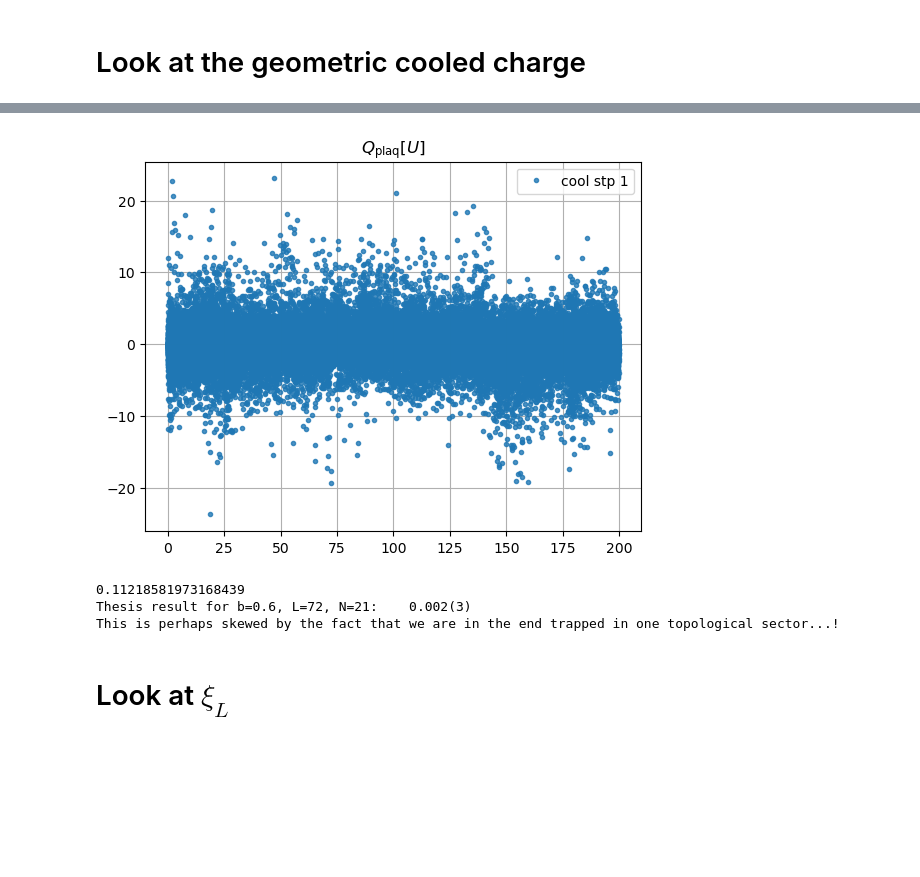
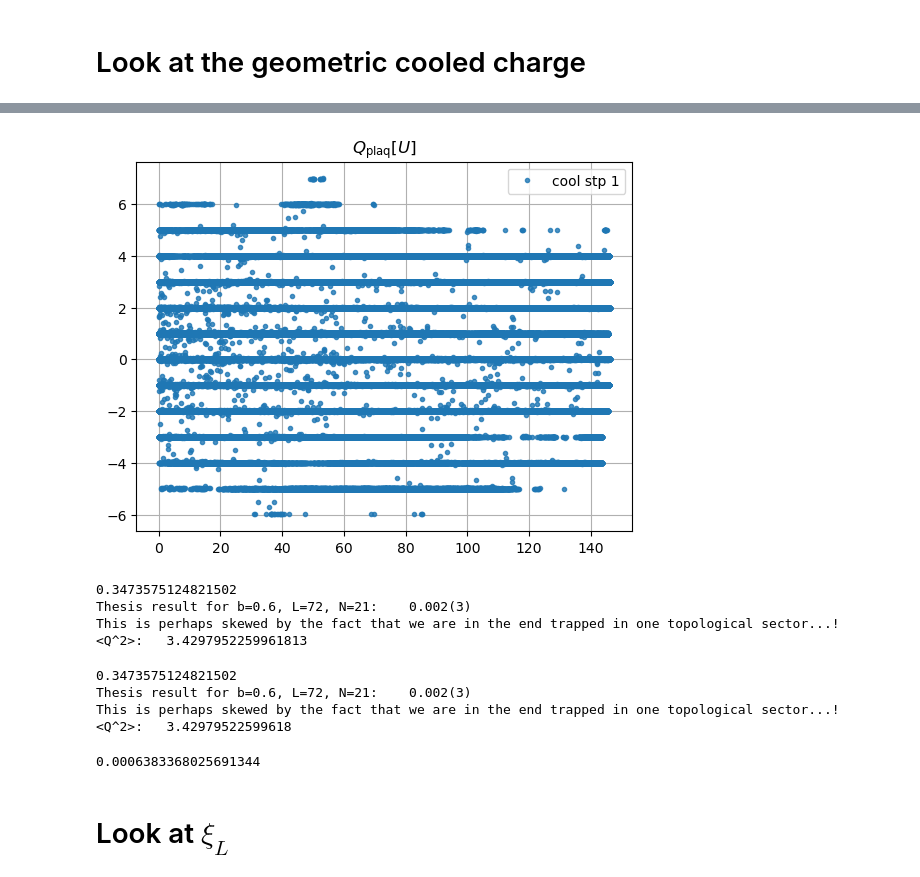
Before and after one commit to LiBackfried/CPN_topo, a Jupyter notebook: checking_ns_heatbath_local_ubelix.ipynb, the cells around one changed output, grey strips where cells are left out. Cells and saved outputs as stored; diff of their text form; code cells hidden in the pictures; blank space fills up the shorter version.

```diff
--- a/checking_ns_heatbath_local_ubelix.ipynb
+++ b/checking_ns_heatbath_local_ubelix.ipynb
@@ -28,5 +30,8 @@ pf = 2#beta #*N*V
 # %%
-dir_list = sorted(glob.glob("/scratch/network/users/lb25v444/out_data/ns_constraint_72_N21_10x5000_stoc5000/job_15484566/*"))
+dir_list = sorted(glob.glob("/scratch/network/users/lb25v444/out_data/ns_constraint_72_N21_10x5000_stoc5000/job_15484566/*")
+                + glob.glob("/scratch/network/users/lb25v444/out_data/ns_constraint_72_N21_10x5000_stoc5000_fresh2/job_15985454/*")
+                + glob.glob("/scratch/network/users/lb25v444/out_data/ns_constraint_72_N21_10x5000_stoc5000_fresh3/job_16235818/*")
+                + glob.glob("/scratch/network/users/lb25v444/out_data/ns_constraint_72_N21_10x5000_stoc5000_fresh4/job_16236075/*"))
 
 d0=0
 
@@ -84,9 +106,10 @@ acc_rates = []
 cutoff = -1 #8000
 
 for d in dir_list[d0:]:
+   cutoff = len(np.loadtxt(os.path.join(d,accr_df)))
+   acc_rates.append(np.loadtxt(os.path.join(d,accr_df)))
    gen_data.append(np.loadtxt(os.path.join(d,gen_df))[:cutoff])
    topo_data.append(np.loadtxt(os.path.join(d,topo_df))[:cutoff*skip_topo])
-   acc_rates.append(np.loadtxt(os.path.join(d,accr_df)))
 # %%
 gen_data  = np.concatenate(gen_data, axis=0)
 topo_data = np.concatenate(topo_data, axis=0)
@@ -406,14 +439,14 @@ plt.xlim(-5,5)
 # %%
 cool_stp = 1    # translates to meas_every_cool... * cool_stp cooling steps
-topo_idx = 6        # 2 geom, 6 nongeom
+topo_idx = 4
 
 plt.plot(-np.log(x_list[:]), topo_sorted[cool_stp::skip_topo,topo_idx][:], alpha=0.8, marker="o", linestyle="None", ms=3, label=f"cool stp {cool_stp}")
 plt.grid()
 plt.legend()
 plt.title(r"$Q_\mathrm{plaq}[U]$")
 plt.show()
 # %% [output]
-[figure, old version]
+[figure, new version]
 # %%
 c_step = 4
 obs = topo_data[c_step::skip_topo,2]
@@ -423,10 +456,35 @@ print(avg_obs)
 
 print("Thesis result for b=0.6, L=72, N=21:\t0.002(3)")
 print("This is perhaps skewed by the fact that we are in the end trapped in one topological sector...!")
+
+avg_obs2 = np.sum(np.exp(log_w_norm)*(obs**2))
+print("<Q^2>:\t", avg_obs2)
 # %% [output]
-0.11218581973168439
+0.3473575124821502
 Thesis result for b=0.6, L=72, N=21:    0.002(3)
 This is perhaps skewed by the fact that we are in the end trapped in one topological sector...!
+<Q^2>:   3.4297952259961813
+# %%
+# compare with different equation ansatz:
+avg_obs = np.sum(np.sign(obs)*np.exp(log_w_norm+np.log(np.abs(obs))))
+print(avg_obs)
+
+print("Thesis result for b=0.6, L=72, N=21:\t0.002(3)")
+print("This is perhaps skewed by the fact that we are in the end trapped in one topological sector...!")
+
+avg_obs2 = np.sum(np.exp(log_w_norm+np.log(np.abs(obs))*2))
+
+print("<Q^2>:\t", avg_obs2)
+# %% [output]
+0.3473575124821502
+Thesis result for b=0.6, L=72, N=21:    0.002(3)
+This is perhaps skewed by the fact that we are in the end trapped in one topological sector...!
+<Q^2>:   3.42979522599618
+# %%
+chi_L = (avg_obs2 - avg_obs**2) / V
+print(chi_L)
+# %% [output]
+0.0006383368025691344
 # %% [markdown]
 # Look at $\xi_L$
 # %% [markdown]
```
Also changed, not shown: parts of 33 cells of this notebook.
